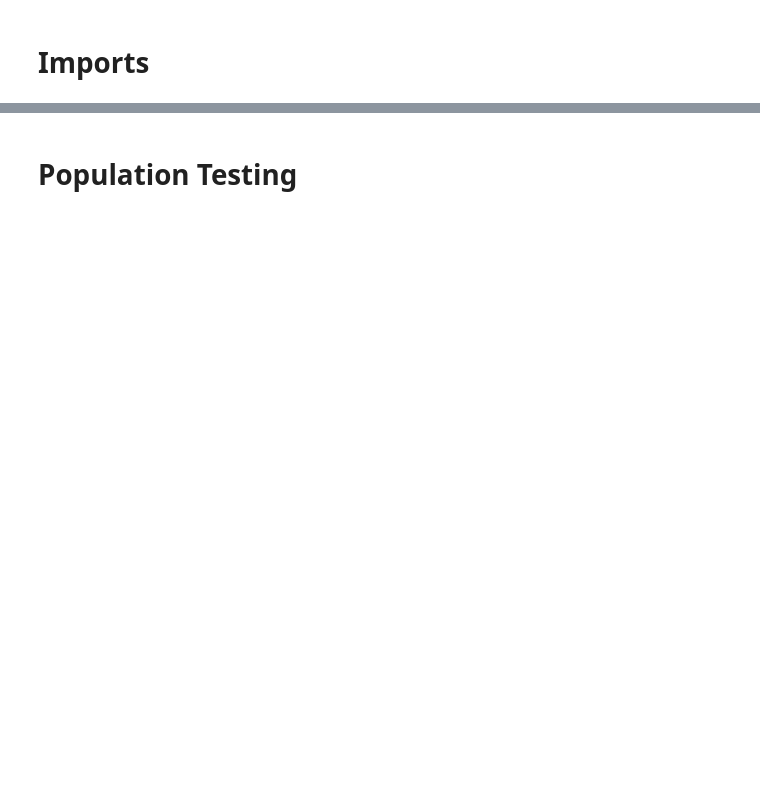
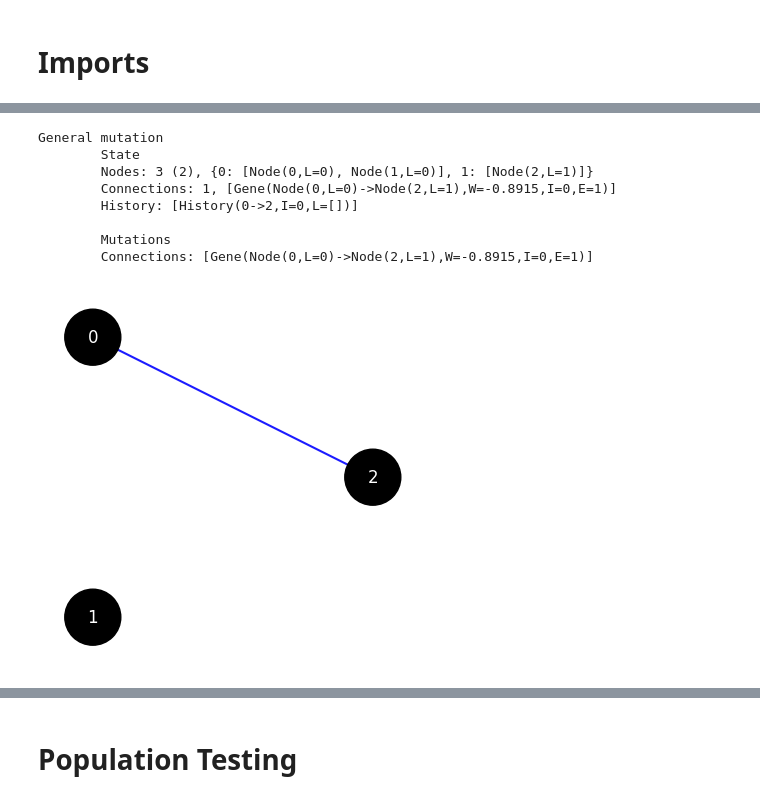
Before and after one commit to drewcurran/COS398_NEAT, a Jupyter notebook: NEAT/test_code.ipynb, the cells around one changed output, grey strips where cells are left out. Drawn from its saved outputs; the diff is of its cells as text; code cells hidden in the pictures; blank space fills up the shorter version.

```diff
--- a/NEAT/test_code.ipynb
+++ b/NEAT/test_code.ipynb
@@ -9,0 +12,2 @@ from NEAT.population import Population
+# %%
+history = []
@@ -9,0 +29,15 @@ from NEAT.population import Population
+# %%
+print("General mutation")
+nodes, connections = genome1.mutate_genome(history)
+genome1.print_state(history=history, nodes=nodes, connections=connections)
+genome1.draw_state()
+# %% [output]
+General mutation
+        State
+        Nodes: 3 (2), {0: [Node(0,L=0), Node(1,L=0)], 1: [Node(2,L=1)]}
+        Connections: 1, [Gene(Node(0,L=0)->Node(2,L=1),W=-0.8915,I=0,E=1)]
+        History: [History(0->2,I=0,L=[])]
+
+        Mutations
+        Connections: [Gene(Node(0,L=0)->Node(2,L=1),W=-0.8915,I=0,E=1)]
+[figure, added]
```
Also changed, not shown: parts of 45 cells of this notebook, 12 other files.
